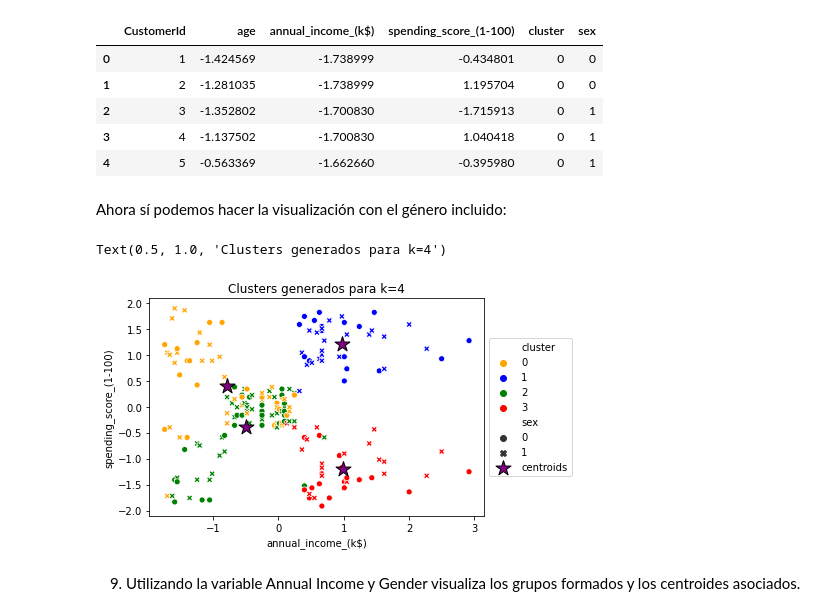
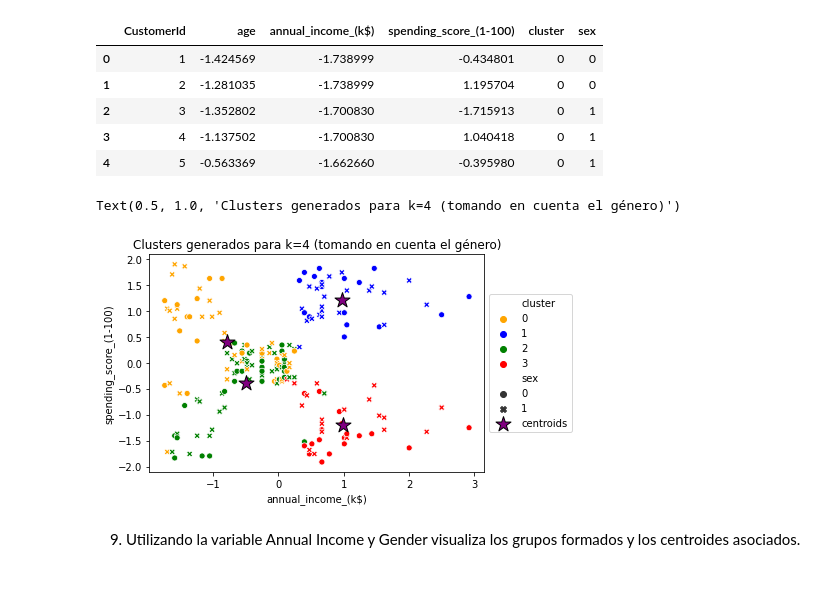
Before and after one commit to pablolopez2733/Mall-Clusters, a Jupyter notebook: Mall_Customers.ipynb, the cells around one changed output. Drawn from its saved outputs; the diff is of its cells as text; code cells hidden in the pictures; blank space fills up the shorter version.

Commit message:
Final Draft. Falta hacer kmeans con genero

```diff
--- a/Mall_Customers.ipynb
+++ b/Mall_Customers.ipynb
@@ -550,21 +538,19 @@ df.head()
 | 2 | 3 | -1.352802 | -1.700830 | -1.715913 | 0 | 1 |
 | 3 | 4 | -1.137502 | -1.700830 | 1.040418 | 0 | 1 |
 | 4 | 5 | -0.563369 | -1.662660 | -0.395980 | 0 | 1 |
-# %% [markdown]
-Ahora sí podemos hacer la visualización con el género incluido:
 # %%
 sns.scatterplot(x='annual_income_(k$)', y='spending_score_(1-100)', hue="cluster",style="sex",data=df,palette=["orange", "blue","green", "red"])
 plt.scatter(
     k_means_4.cluster_centers_[:, 1], k_means_4.cluster_centers_[:, 2],
     s=250, marker='*',
     c='purple', edgecolor='black',
     label='centroids'
 )
 plt.legend(loc='center left', bbox_to_anchor=(1, 0.5), ncol=1)
-plt.title("Clusters generados para k=4")
+plt.title("Clusters generados para k=4 (tomando en cuenta el género)")
 # %% [output]
-Text(0.5, 1.0, 'Clusters generados para k=4')
+Text(0.5, 1.0, 'Clusters generados para k=4 (tomando en cuenta el género)')
-[figure, old version]
+[figure, new version]
 # %% [markdown]
 9. Utilizando la variable Annual Income y Gender visualiza los grupos formados y los centroides asociados.
 # %%
```
Also changed, not shown: parts of 17 cells of this notebook.
